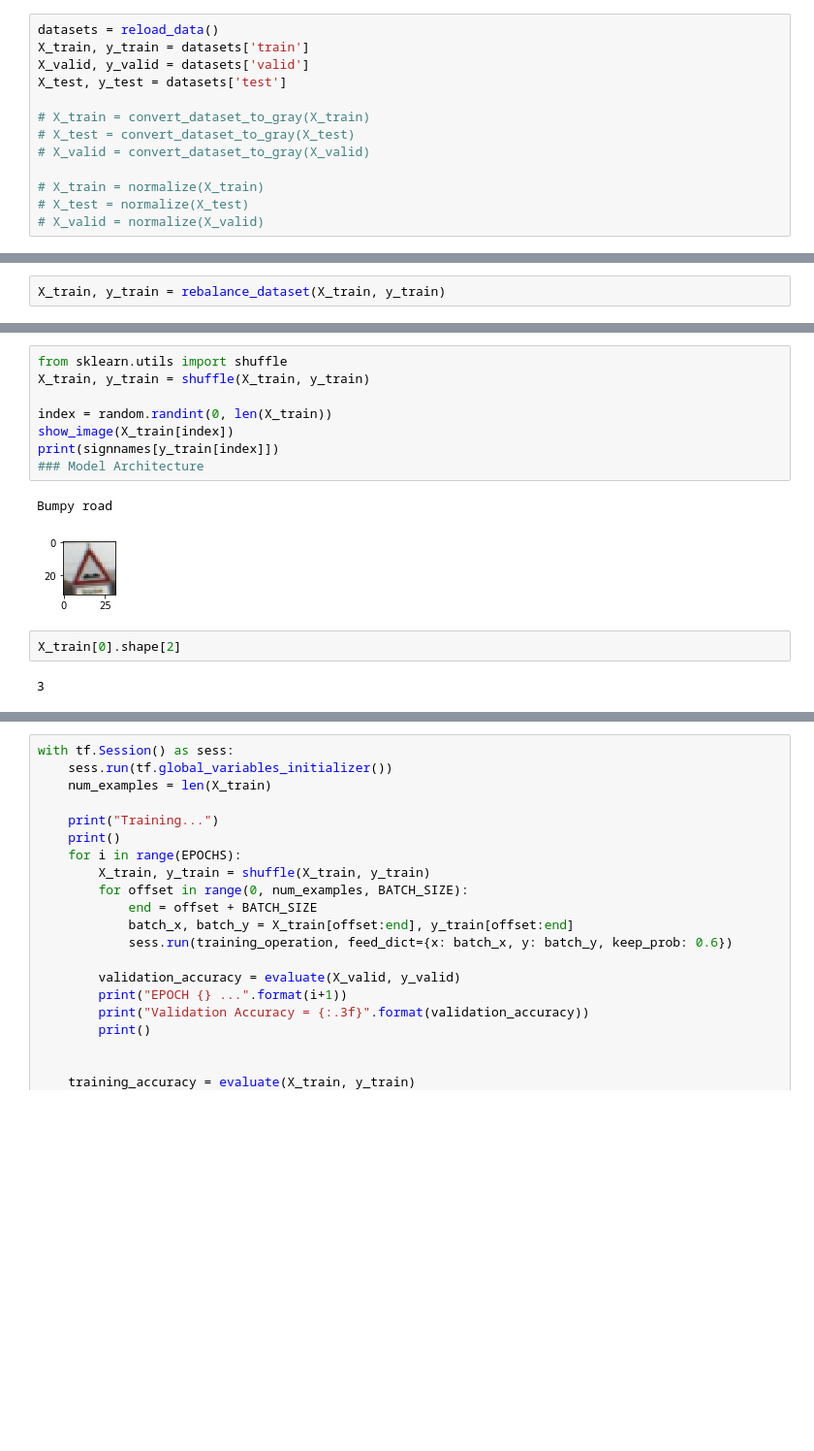
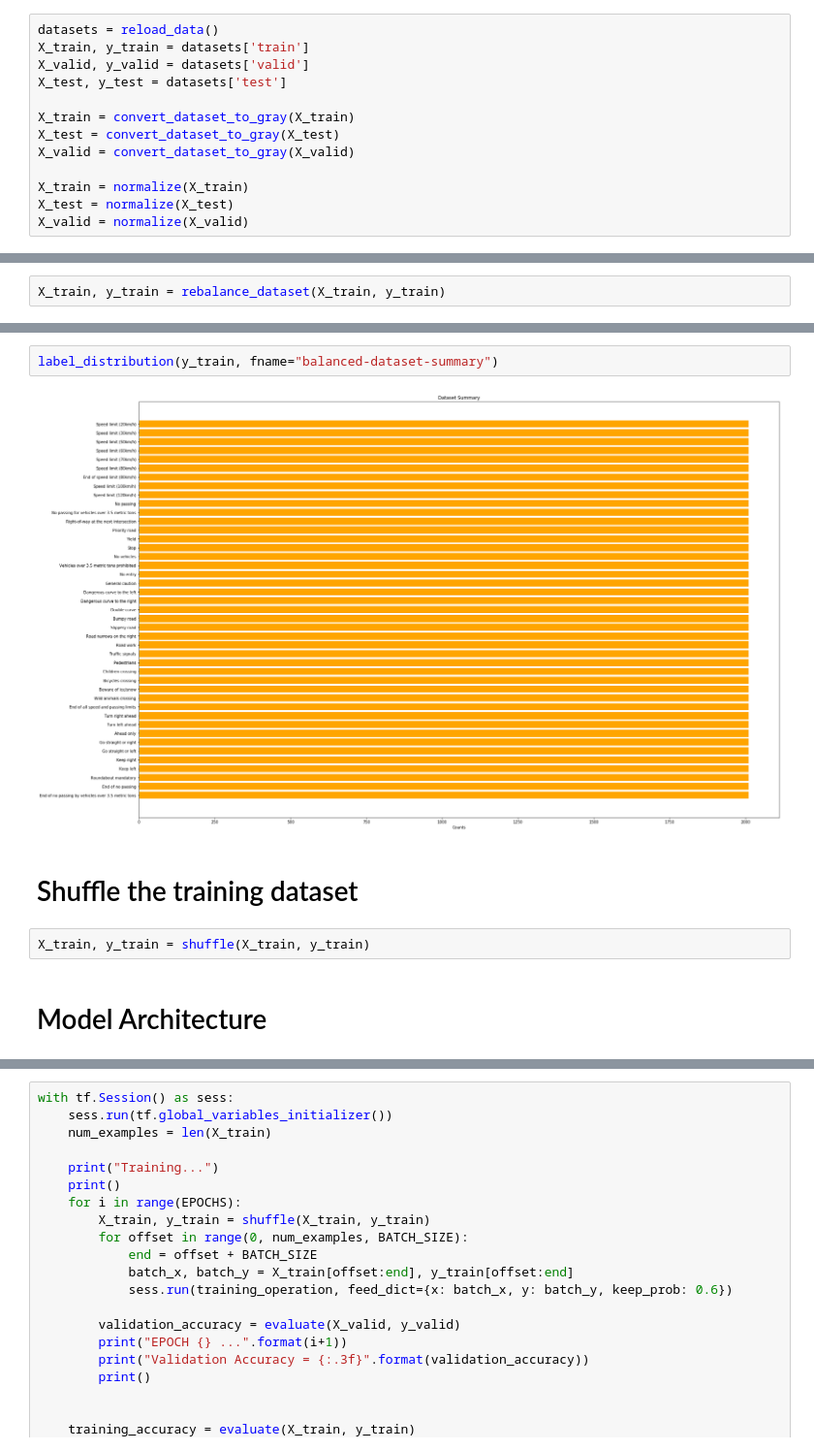
Before and after one commit to jazzTheJackRabbit/p2_traffic_sign_classifier, a Jupyter notebook: sdcp2.ipynb, the cells around one changed output, grey strips where cells are left out. Shown at 97% size. Drawn from its saved outputs; the diff is of its cells as text; blank space fills up the shorter version.

```diff
--- a/sdcp2.ipynb
+++ b/sdcp2.ipynb
@@ -193,10 +215,10 @@ X_train, y_train = datasets['train']
 X_valid, y_valid = datasets['valid']
 X_test, y_test = datasets['test']
 
-# X_train = convert_dataset_to_gray(X_train)
-# X_test = convert_dataset_to_gray(X_test)
-# X_valid = convert_dataset_to_gray(X_valid)
+X_train = convert_dataset_to_gray(X_train)
+X_test = convert_dataset_to_gray(X_test)
+X_valid = convert_dataset_to_gray(X_valid)
 
-# X_train = normalize(X_train)
-# X_test = normalize(X_test)
-# X_valid = normalize(X_valid)
+X_train = normalize(X_train)
+X_test = normalize(X_test)
+X_valid = normalize(X_valid)
@@ -249,16 +248,11 @@ plt.hist(y_train,43)
-# %%
-from sklearn.utils import shuffle
-X_train, y_train = shuffle(X_train, y_train)
-
-index = random.randint(0, len(X_train))
-show_image(X_train[index])
-print(signnames[y_train[index]])
-### Model Architecture
-# %% [output]
-Bumpy road
-[figure, removed]
-# %%
-X_train[0].shape[2]
-# %% [output]
-3
+# %%
+label_distribution(y_train, fname="balanced-dataset-summary")
+# %% [output]
+[figure, added]
+# %% [markdown]
+# Shuffle the training dataset
+# %%
+X_train, y_train = shuffle(X_train, y_train)
+# %% [markdown]
+# Model Architecture
 # %%
```
Also changed, not shown: parts of 37 cells of this notebook, 9 other files.
